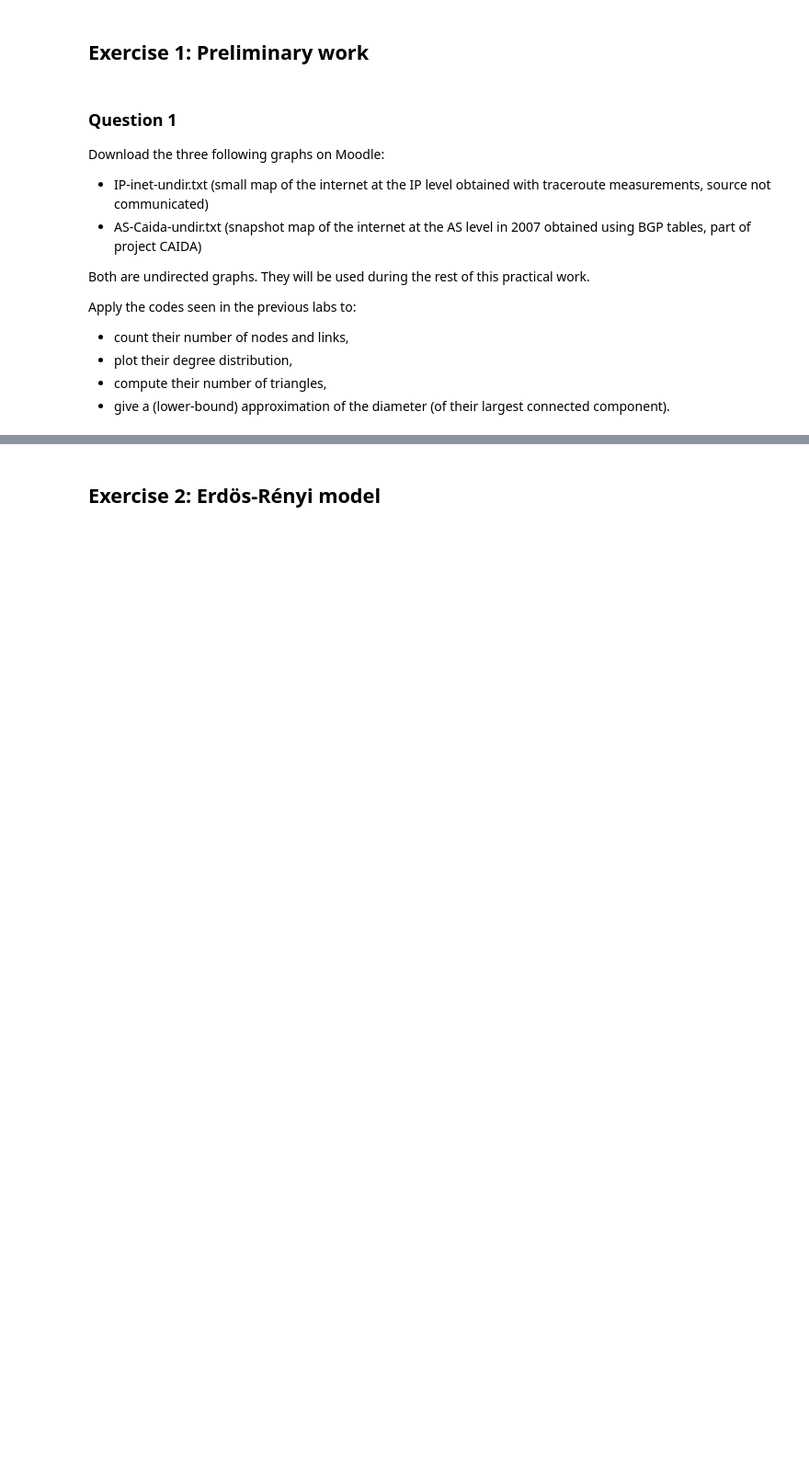
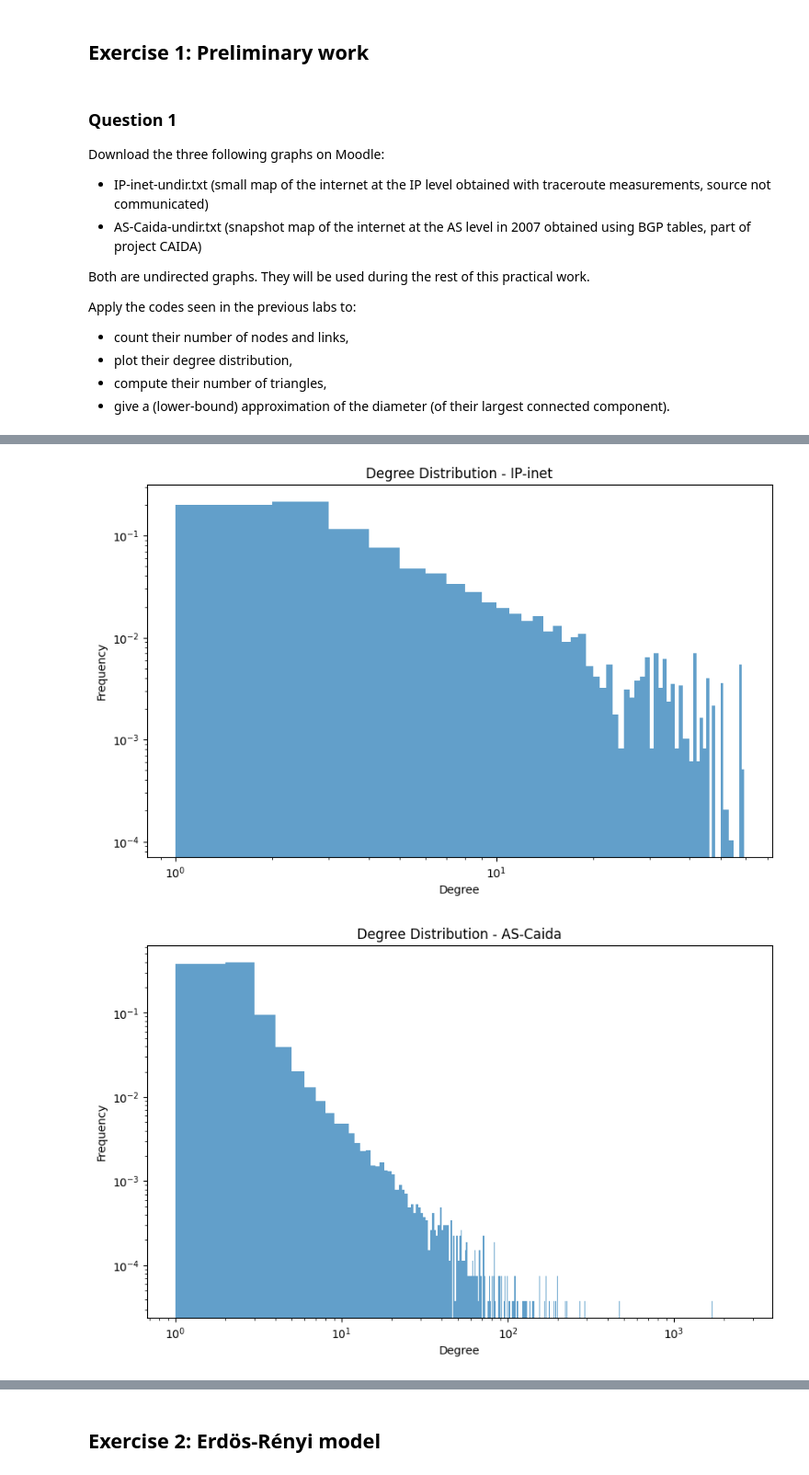
Before and after one commit to Foster-Ellis/GaN-labs, a Jupyter notebook: Lab work 3 TP10/TP10_Students.ipynb, the cells around one changed output, grey strips where cells are left out. Shown at 92% size. Drawn from its saved outputs; the diff is of its cells as text; code cells hidden in the pictures; blank space fills up the shorter version.

```diff
--- a/Lab work 3 TP10/TP10_Students.ipynb
+++ b/Lab work 3 TP10/TP10_Students.ipynb
@@ -27,3 +28,18 @@ Apply the codes seen in the previous labs to:
 - plot their degree distribution,
 - compute their number of triangles,
 - give a (lower-bound) approximation of the diameter (of their largest connected component).
+# %%
+# Load graphs
+try:
+    G_inet = nx.read_edgelist('IP-inet-undir.txt', nodetype=int)
+    G_caida = nx.read_edgelist('AS-Caida-undir.txt', nodetype=int)
+except FileNotFoundError:
+    print("Files not found. Please ensure they are in the same directory.")
+
+print("--- IP-inet Graph ---")
+print(f"Nodes: {G_inet.number_of_nodes()}")
+print(f"Edges: {G_inet.number_of_edges()}")
+
+print("\n--- AS-Caida Graph ---")
+print(f"Nodes: {G_caida.number_of_nodes()}")
+print(f"Edges: {G_caida.number_of_edges()}")
@@ -29,0 +54,17 @@ Apply the codes seen in the previous labs to:
+# %%
+def plot_degree_distribution(G, name):
+    degrees = [d for n, d in G.degree()]
+    plt.figure(figsize=(10, 6))
+    plt.hist(degrees, bins=range(min(degrees), max(degrees) + 2, 1), density=True, alpha=0.7)
+    plt.title(f"Degree Distribution - {name}")
+    plt.xlabel("Degree")
+    plt.ylabel("Frequency")
+    plt.yscale('log')
+    plt.xscale('log')
+    plt.show()
+
+plot_degree_distribution(G_inet, "IP-inet")
+plot_degree_distribution(G_caida, "AS-Caida")
+# %% [output]
+[figure, added]
+[figure, added]
```
Also changed, not shown: parts of 18 cells of this notebook, 4 other files.
